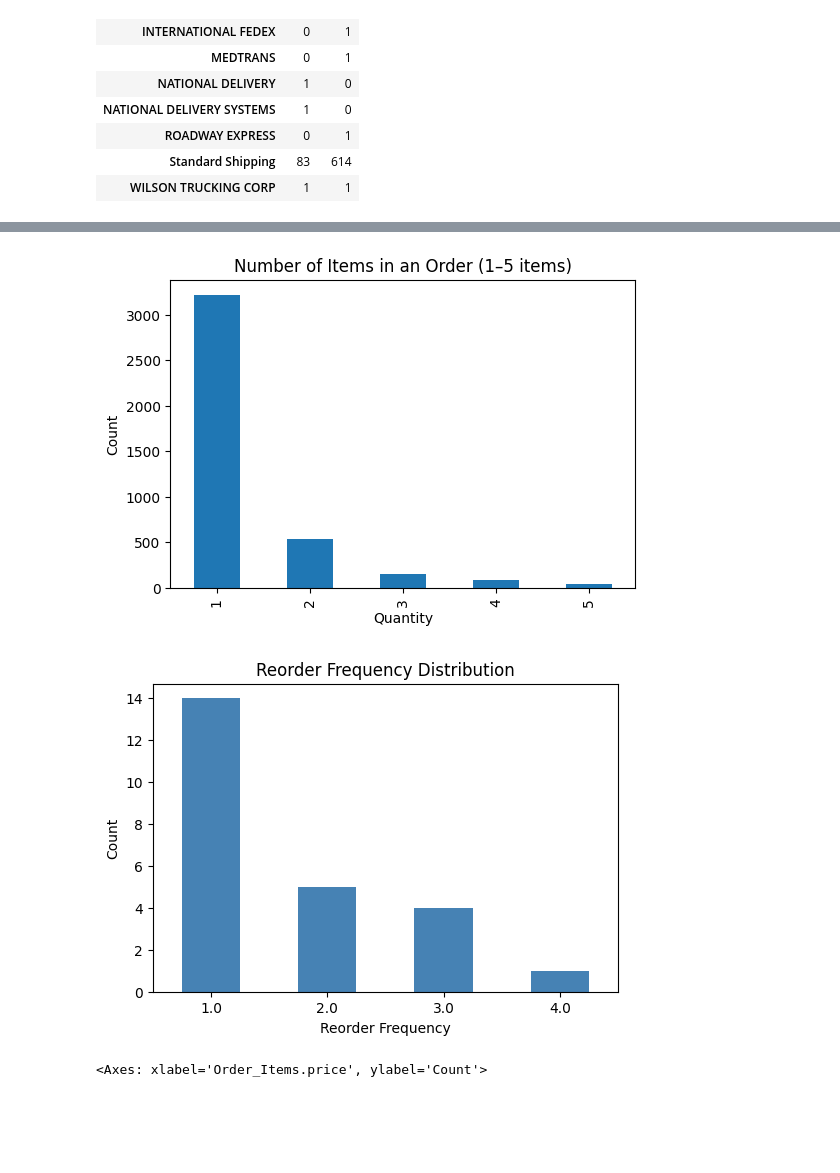
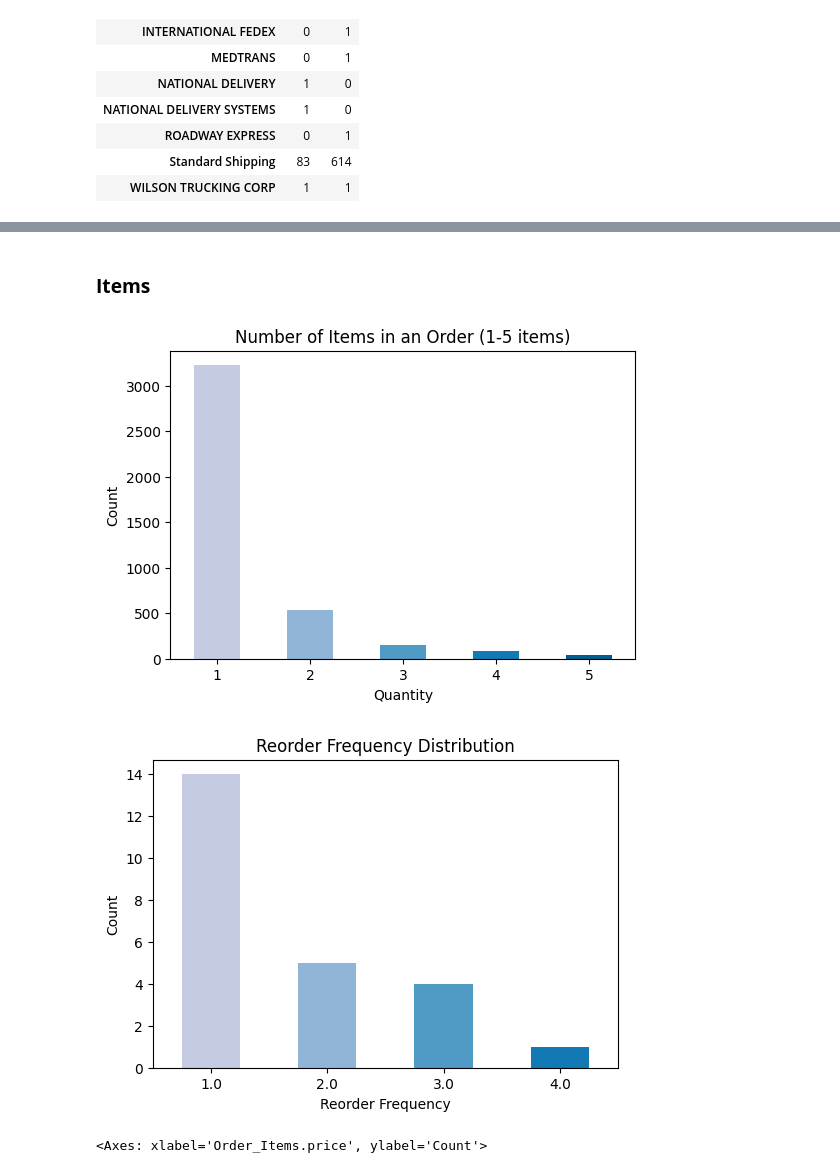
Before and after one commit to data-mosaic/Anna-Project, a Jupyter notebook: notebooks/03_modeling.ipynb, the cells around one changed output, grey strips where cells are left out. Saved outputs shown, nothing was run; the diff lists cells and outputs as text; code cells hidden in the pictures; blank space fills up the shorter version.

```diff
--- a/notebooks/03_modeling.ipynb
+++ b/notebooks/03_modeling.ipynb
@@ -767,4 +933,7 @@ Passing `palette` without assigning `hue` is deprecated and will be removed in v
+# %% [markdown]
+### **Items**
 # %%
+colors = sns.color_palette("PuBu", n_colors=6)[1:6]
 small_qty = df[df['Order_Items.qty'] <= 5]
 
 plt.figure(figsize=(6, 4))
@@ -772,31 +941,35 @@ plt.figure(figsize=(6, 4))
 small_qty['Order_Items.qty'] \
     .value_counts() \
     .sort_index() \
-    .plot(kind='bar')
+    .plot(kind='bar',  color=colors)
+
 
 plt.title('Number of Items in an Order (1-5 items)')
 plt.xlabel('Quantity')
 plt.ylabel('Count')
+plt.xticks(rotation=0)
 
 plt.show()
 # %% [output]
-[figure, old version]
+[figure, new version]
 # %%
+colors = sns.color_palette("PuBu", n_colors=6)[1:6]
+
 plt.figure(figsize=(6, 4))
 
 (df_items[df_items['Order_Items.reorder_frequency'].notna()]['Order_Items.reorder_frequency']
     .value_counts()
     .sort_index()
-    .plot(kind='bar', color='steelblue'))
+    .plot(kind='bar', color=colors))
 
 plt.title('Reorder Frequency Distribution')
 plt.xlabel('Reorder Frequency')
 plt.ylabel('Count')
 plt.xticks(rotation=0)
 
 plt.show()
 # %% [output]
-[figure, old version]
+[figure, new version]
 # %%
 sns.histplot(df_items[df_items["Order_Items.price"] <= 300], x="Order_Items.price", bins=20)
 sns.histplot(df_items[df_items["Order_Items.cost"] <= 300], x="Order_Items.cost", bins=20)
```
Also changed, not shown: parts of 36 cells of this notebook.
